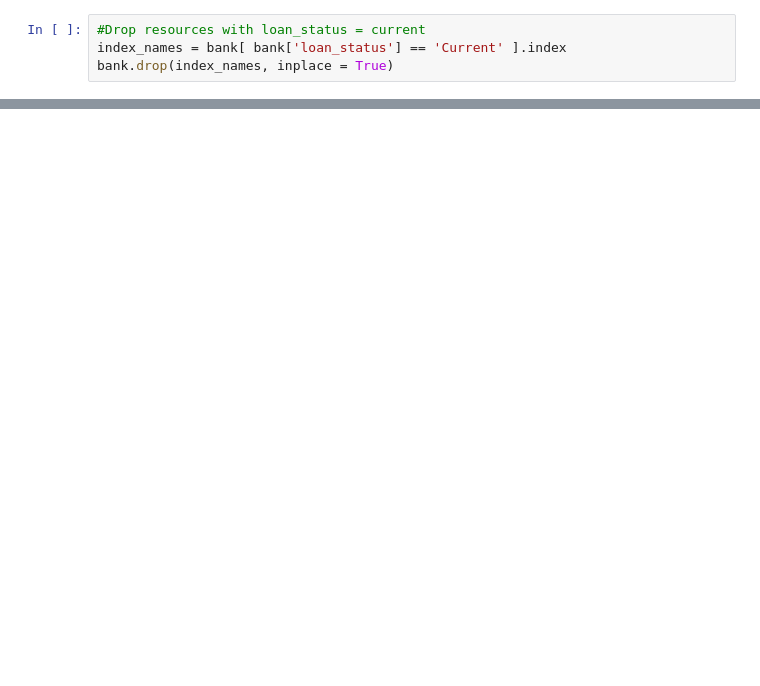
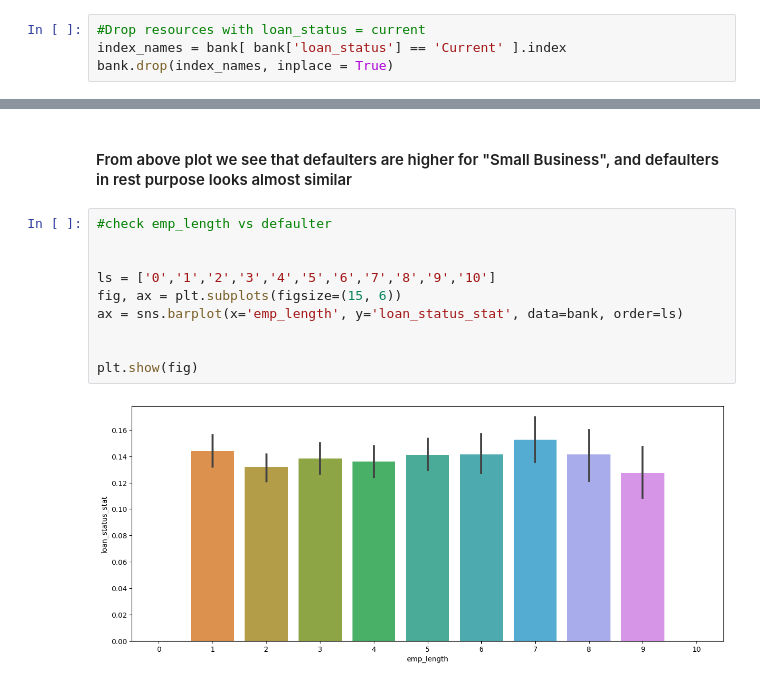
Before and after one commit to PravinGorlewar/Loan_Defaulter_Analysis_CaseStudyStudy, a Jupyter notebook: LoanCaseStudy.ipynb, the cells around one changed output, grey strips where cells are left out. Drawn from its saved outputs; the diff is of its cells as text; blank space fills up the shorter version.

```diff
--- a/LoanCaseStudy.ipynb
+++ b/LoanCaseStudy.ipynb
@@ -143,0 +264,14 @@ bank.boxplot('annual_inc')
+# %% [markdown]
+#### From above plot we see that defaulters are higher for "Small Business", and defaulters in rest purpose looks almost similar
+# %%
+#check emp_length vs defaulter
+
+
+ls = ['0','1','2','3','4','5','6','7','8','9','10']
+fig, ax = plt.subplots(figsize=(15, 6))
+ax = sns.barplot(x='emp_length', y='loan_status_stat', data=bank, order=ls)
+
+
+plt.show(fig)
+# %% [output]
+[figure, added]
```
Also changed, not shown: parts of 36 cells of this notebook.
